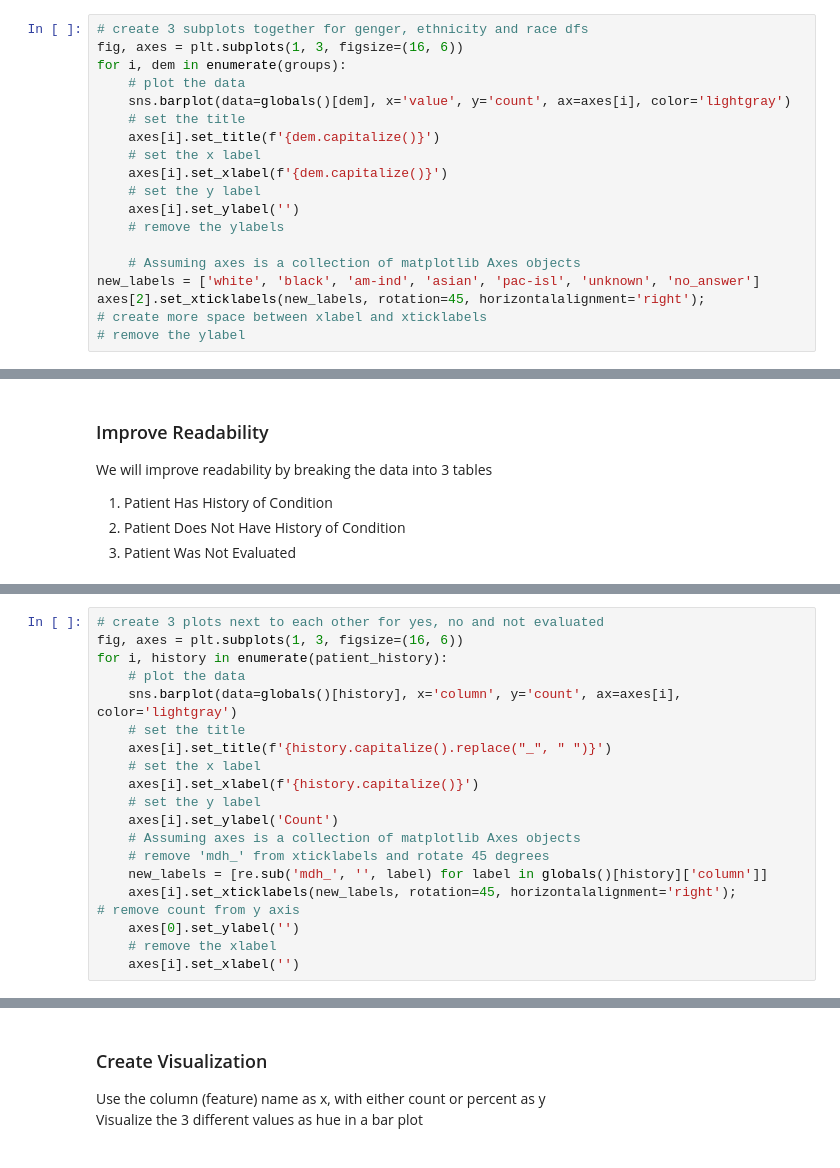
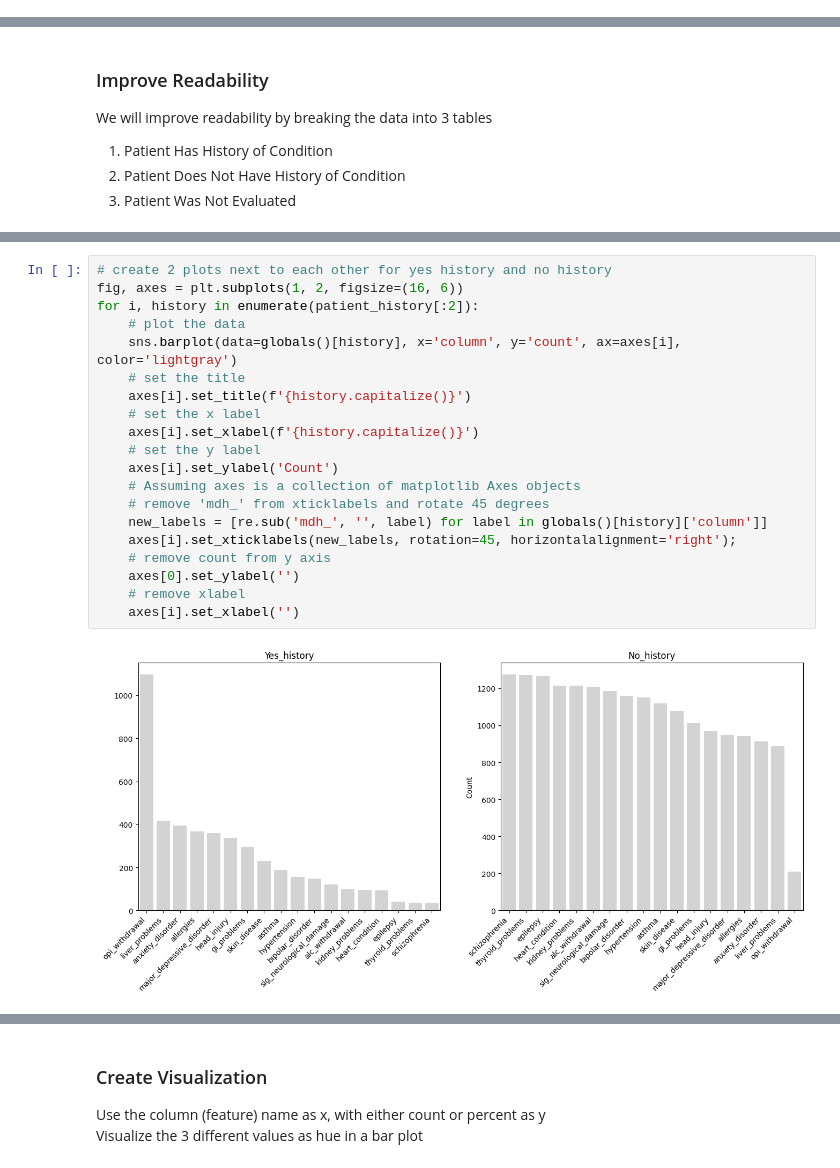
Before and after one commit to DanHerman212/precision_medicine, a Jupyter notebook: code/2_exploratory_analysis.ipynb, the cells around one changed output, grey strips where cells are left out. Saved outputs shown, nothing was run; the diff lists cells and outputs as text.

```diff
--- a/code/2_exploratory_analysis.ipynb
+++ b/code/2_exploratory_analysis.ipynb
@@ -156,24 +93,5 @@ for dem in groups:
 # %% [markdown]
 ### Visualize Demographic Data
-# %%
-# create 3 subplots together for genger, ethnicity and race dfs
-fig, axes = plt.subplots(1, 3, figsize=(16, 6))
-for i, dem in enumerate(groups):
-    # plot the data
-    sns.barplot(data=globals()[dem], x='value', y='count', ax=axes[i], color='lightgray')
-    # set the title
-    axes[i].set_title(f'{dem.capitalize()}')
-    # set the x label
-    axes[i].set_xlabel(f'{dem.capitalize()}')
-    # set the y label
-    axes[i].set_ylabel('')
-    # remove the ylabels
-
-    # Assuming axes is a collection of matplotlib Axes objects
-new_labels = ['white', 'black', 'am-ind', 'asian', 'pac-isl', 'unknown', 'no_answer']
-axes[2].set_xticklabels(new_labels, rotation=45, horizontalalignment='right');
-# create more space between xlabel and xticklabels
-# remove the ylabel
 # %% [markdown]
 ### Review UDS Data
 Urine Drug Screen: UDS<br>
@@ -422,20 +494,22 @@ for history in patient_history:
 # %%
-# create 3 plots next to each other for yes, no and not evaluated
-fig, axes = plt.subplots(1, 3, figsize=(16, 6))
-for i, history in enumerate(patient_history):
+# create 2 plots next to each other for yes history and no history
+fig, axes = plt.subplots(1, 2, figsize=(16, 6))
+for i, history in enumerate(patient_history[:2]):
     # plot the data
     sns.barplot(data=globals()[history], x='column', y='count', ax=axes[i], color='lightgray')
     # set the title
-    axes[i].set_title(f'{history.capitalize().replace("_", " ")}')
+    axes[i].set_title(f'{history.capitalize()}')
     # set the x label
     axes[i].set_xlabel(f'{history.capitalize()}')
     # set the y label
     axes[i].set_ylabel('Count')
     # Assuming axes is a collection of matplotlib Axes objects
     # remove 'mdh_' from xticklabels and rotate 45 degrees
     new_labels = [re.sub('mdh_', '', label) for label in globals()[history]['column']]
     axes[i].set_xticklabels(new_labels, rotation=45, horizontalalignment='right');
-# remove count from y axis
+    # remove count from y axis
     axes[0].set_ylabel('')
-    # remove the xlabel
+    # remove xlabel
     axes[i].set_xlabel('')
+# %% [output]
+[figure, added]
```
Also changed, not shown: parts of 31 cells of this notebook, 8 other files.
